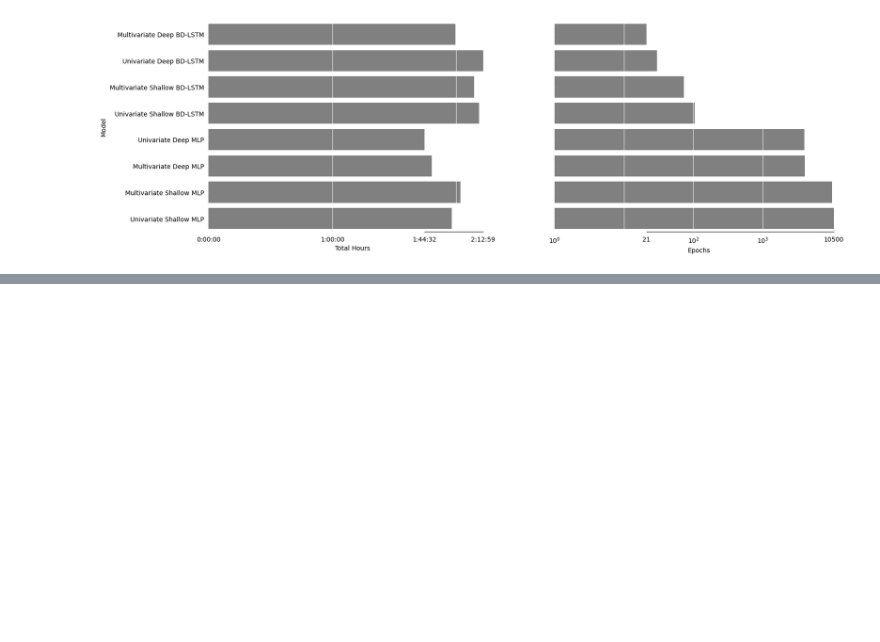
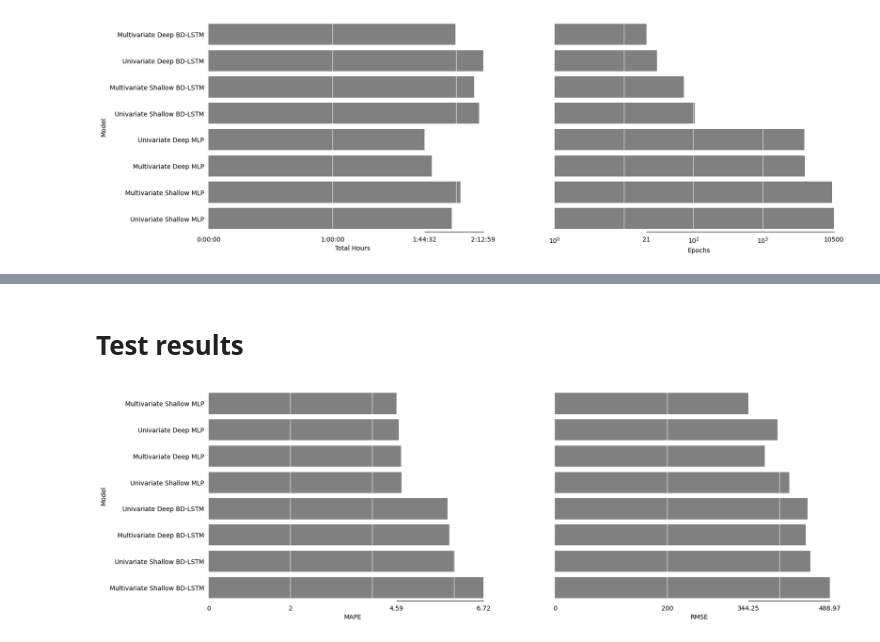
Before and after one commit to mango-unchained/Team-K---ZZSC9020-Capstone-Project, a Jupyter notebook: Results.ipynb, the cells around one changed output, grey strips where cells are left out. Drawn from its saved outputs; the diff is of its cells as text; code cells hidden in the pictures; blank space fills up the shorter version.

```diff
--- a/Results.ipynb
+++ b/Results.ipynb
@@ -516,0 +588,40 @@ dtype: timedelta64[ns]
+# %% [markdown]
+# Test results
+# %%
+tests = pd.read_csv('Results/model test results.csv').sort_values('test_MAPE')
+tests.model = tests.model.apply(to_model_label)
+
+metrics = [e for e in tests.columns if 'test' in e]
+n_cols = len(metrics)
+fig, axes = plt.subplots(1, n_cols, figsize=(9*n_cols, 6))
+
+for i, metric in enumerate(metrics):
+    ax = axes[i]
+    sns.barplot(tests, x=metric, y='model', ax=ax, color='grey')
+
+    ax.tick_params(axis='both', color='white')
+    ax.spines['left'].set_visible(False)
+
+    ax.set_xlabel(metric.split('_')[1].upper())
+
+    if i == 0:
+        ax.set_ylabel('Model')
+    else:
+        ax.set_yticklabels([])
+        ax.set_ylabel('')
+
+    if metric == 'test_MAPE':
+        x_ticks = [0, 2]
+        x_grid = [0, 2, 4, 6]
+    else:
+        x_ticks = [0, 200]
+        x_grid = [200, 400]
+
+    neaten_ticks(ax, 'x', [tests[metric].min(), tests[metric].max()], x_ticks, dp=2)
+
+    for line in x_grid:
+        ax.axvline(line, 0, max(ax.get_xticks()), color='white', alpha=0.5)
+
+show(fig, axes, file='Model test results.png')
+# %% [output]
+[figure, added]
```
Also changed, not shown: parts of 12 cells of this notebook, 2 other files.
